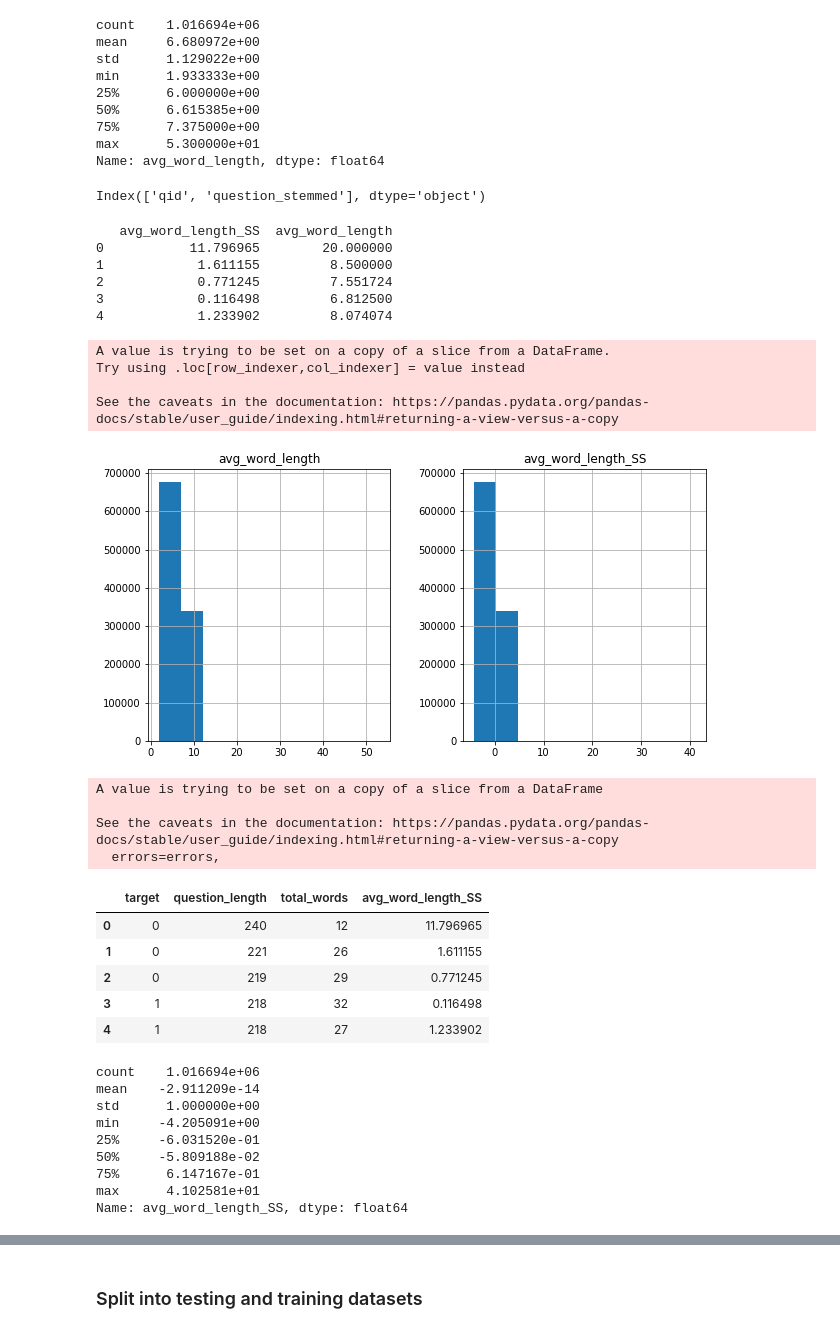
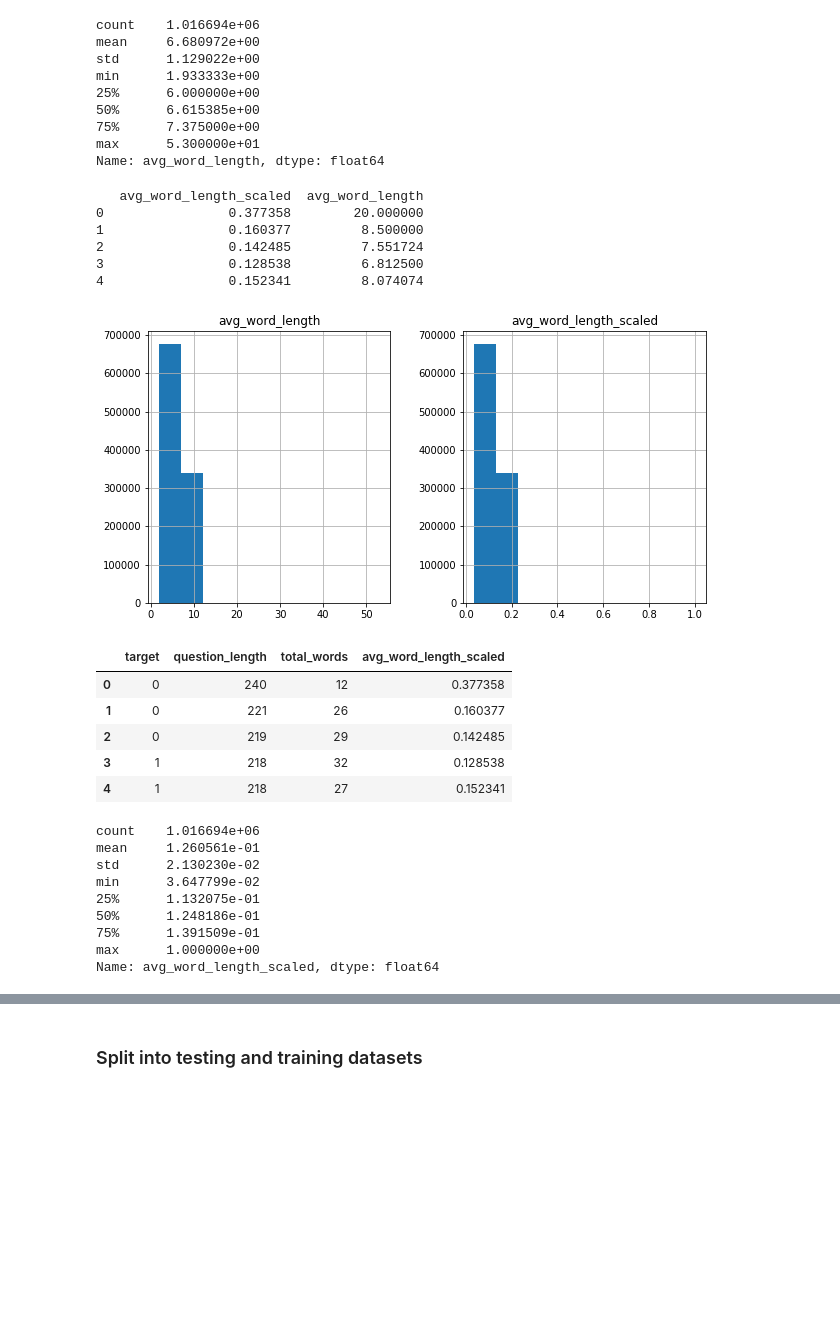
Before and after one commit to shalin4788/Springboard-Do-not-refer-, a Jupyter notebook: Capstone Two/Preprocessing and Training Data Development.ipynb, the cells around one changed output, grey strips where cells are left out. Drawn from its saved outputs; the diff is of its cells as text; code cells hidden in the pictures; blank space fills up the shorter version.

Commit message:
updated pre-processing step

```diff
--- a/Capstone Two/Preprocessing and Training Data Development.ipynb
+++ b/Capstone Two/Preprocessing and Training Data Development.ipynb
@@ -103,70 +119,58 @@ min      1.933333e+00
 75%      7.375000e+00
 max      5.300000e+01
 Name: avg_word_length, dtype: float64
-# %%
-# Create subset of only the categorical variable columns
-categorical_df = df.select_dtypes(include=['object'])
-print(categorical_df.columns)
-# %% [output]
-Index(['qid', 'question_stemmed'], dtype='object')
 # %%
-# Instantiate StandardScaler
-SS_scaler = StandardScaler()
+# Instantiate StandardScaler to generate the absolute values are mapped in the range [0, 1].
+# This is optional step for our dataset since there are not many outliers, however, this condenses data even better
+
+scaler = MaxAbsScaler()
 
 # Fit SS_scaler to the data
-SS_scaler.fit(numeric_df[['avg_word_length']])
+scaler.fit(numeric_df[['avg_word_length']])
 
 # Transform the data using the fitted scaler
-numeric_df['avg_word_length_SS'] = SS_scaler.transform(numeric_df[['avg_word_length']])
+numeric_df['avg_word_length_scaled'] = scaler.transform(numeric_df[['avg_word_length']])
 
 # Compare the origional and transformed column
-print(numeric_df[['avg_word_length_SS', 'avg_word_length']].head(5))
+print(numeric_df[['avg_word_length_scaled', 'avg_word_length']].head(5))
 # %% [output]
-   avg_word_length_SS  avg_word_length
-0           11.796965        20.000000
-1            1.611155         8.500000
-2            0.771245         7.551724
-3            0.116498         6.812500
-4            1.233902         8.074074
+   avg_word_length_scaled  avg_word_length
+0                0.377358        20.000000
+1                0.160377         8.500000
+2                0.142485         7.551724
+3                0.128538         6.812500
+4                0.152341         8.074074
-A value is trying to be set on a copy of a slice from a DataFrame.
-Try using .loc[row_indexer,col_indexer] = value instead
-
-See the caveats in the documentation: https://pandas.pydata.org/pandas-docs/stable/user_guide/indexing.html#returning-a-view-versus-a-copy
 # %%
 # Create a histogram for the 2
 plt.rcParams["figure.figsize"] = (10,5)
 
-numeric_df.hist(['avg_word_length','avg_word_length_SS'])
+numeric_df.hist(['avg_word_length','avg_word_length_scaled'])
 plt.show()
 # %% [output]
-[figure, old version]
+[figure, new version]
 # %%
 # Drop non scaled column
 numeric_df.drop(columns='avg_word_length', inplace=True)
 numeric_df.head(5)
 # %% [output]
-A value is trying to be set on a copy of a slice from a DataFrame
-
-See the caveats in the documentation: https://pandas.pydata.org/pandas-docs/stable/user_guide/indexing.html#returning-a-view-versus-a-copy
-  errors=errors,
-|  | target | question_length | total_words | avg_word_length_SS |
-| 0 | 0 | 240 | 12 | 11.796965 |
-| 1 | 0 | 221 | 26 | 1.611155 |
-| 2 | 0 | 219 | 29 | 0.771245 |
-| 3 | 1 | 218 | 32 | 0.116498 |
-| 4 | 1 | 218 | 27 | 1.233902 |
+|  | target | question_length | total_words | avg_word_length_scaled |
+| 0 | 0 | 240 | 12 | 0.377358 |
+| 1 | 0 | 221 | 26 | 0.160377 |
+| 2 | 0 | 219 | 29 | 0.142485 |
+| 3 | 1 | 218 | 32 | 0.128538 |
+| 4 | 1 | 218 | 27 | 0.152341 |
 # %%
-numeric_df['avg_word_length_SS'].describe()
+numeric_df['avg_word_length_scaled'].describe()
 # %% [output]
 count    1.016694e+06
-mean    -2.911209e-14
-std      1.000000e+00
-min     -4.205091e+00
-25%     -6.031520e-01
-50%     -5.809188e-02
-75%      6.147167e-01
-max      4.102581e+01
-Name: avg_word_length_SS, dtype: float64
+mean     1.260561e-01
+std      2.130230e-02
+min      3.647799e-02
+25%      1.132075e-01
+50%      1.248186e-01
+75%      1.391509e-01
+max      1.000000e+00
+Name: avg_word_length_scaled, dtype: float64
 # %%
 df_numeric_scaled = pd.concat([categorical_df, numeric_df], axis=1, sort=False)
 df_numeric_scaled.head(5)
```
Also changed, not shown: parts of 17 cells of this notebook.
